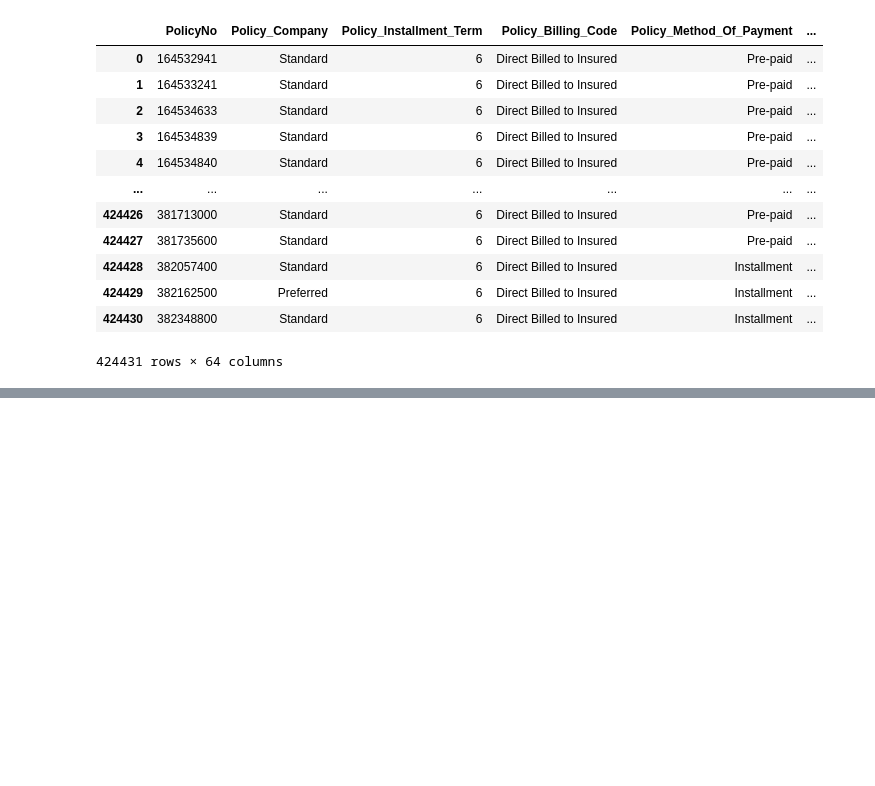
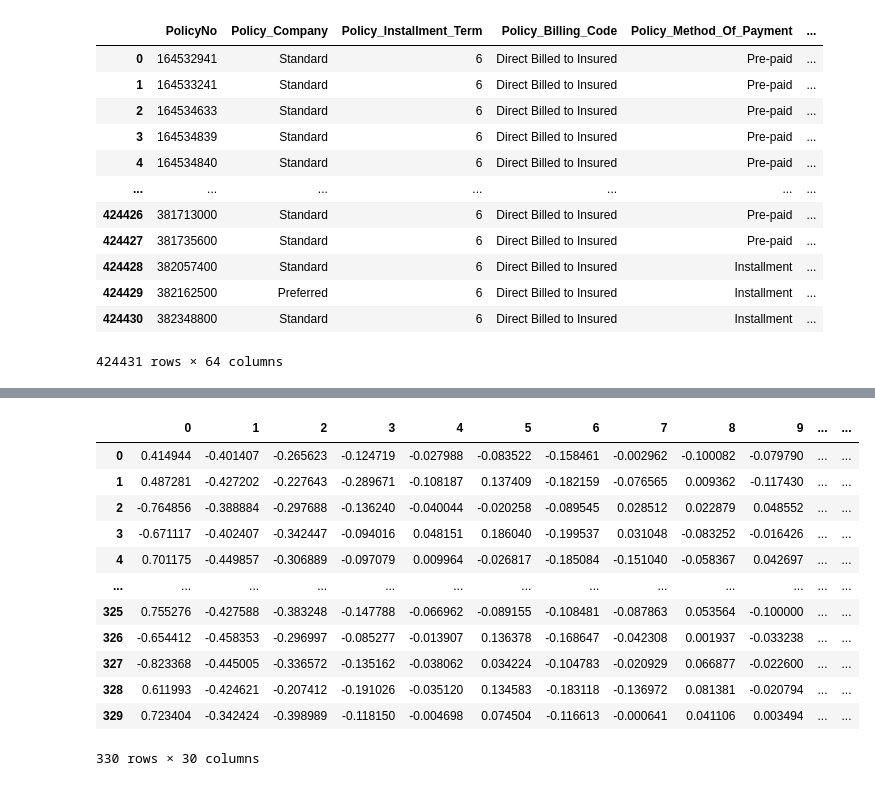
Before and after one commit to Rishant96/Big-Data-Final-Project, a Jupyter notebook: Big Data - Auto Insurance.ipynb, the cells around one changed output, grey strips where cells are left out. Saved outputs shown, nothing was run; the diff lists cells and outputs as text; code cells hidden in the pictures; blank space fills up the shorter version.

```diff
--- a/Big Data - Auto Insurance.ipynb
+++ b/Big Data - Auto Insurance.ipynb
@@ -303,0 +373,18 @@ pd.DataFrame(data = pca.transform(t_p))
+# %%
+T = pd.read_csv('testing_portfolios_median.csv')
+T = T.drop(T.columns[0], axis=1)
+T
+# %% [output]
+|  | 0 | 1 | 2 | 3 | 4 | 5 | 6 | 7 | 8 | 9 | ... | ... |
+| 0 | 0.414944 | -0.401407 | -0.265623 | -0.124719 | -0.027988 | -0.083522 | -0.158461 | -0.002962 | -0.100082 | -0.079790 | ... | ... |
+| 1 | 0.487281 | -0.427202 | -0.227643 | -0.289671 | -0.108187 | 0.137409 | -0.182159 | -0.076565 | 0.009362 | -0.117430 | ... | ... |
+| 2 | -0.764856 | -0.388884 | -0.297688 | -0.136240 | -0.040044 | -0.020258 | -0.089545 | 0.028512 | 0.022879 | 0.048552 | ... | ... |
+| 3 | -0.671117 | -0.402407 | -0.342447 | -0.094016 | 0.048151 | 0.186040 | -0.199537 | 0.031048 | -0.083252 | -0.016426 | ... | ... |
+| 4 | 0.701175 | -0.449857 | -0.306889 | -0.097079 | 0.009964 | -0.026817 | -0.185084 | -0.151040 | -0.058367 | 0.042697 | ... | ... |
+| ... | ... | ... | ... | ... | ... | ... | ... | ... | ... | ... | ... | ... |
+| 325 | 0.755276 | -0.427588 | -0.383248 | -0.147788 | -0.066962 | -0.089155 | -0.108481 | -0.087863 | 0.053564 | -0.100000 | ... | ... |
+| 326 | -0.654412 | -0.458353 | -0.296997 | -0.085277 | -0.013907 | 0.136378 | -0.168647 | -0.042308 | 0.001937 | -0.033238 | ... | ... |
+| 327 | -0.823368 | -0.445005 | -0.336572 | -0.135162 | -0.038062 | 0.034224 | -0.104783 | -0.020929 | 0.066877 | -0.022600 | ... | ... |
+| 328 | 0.611993 | -0.424621 | -0.207412 | -0.191026 | -0.035120 | 0.134583 | -0.183118 | -0.136972 | 0.081381 | -0.020794 | ... | ... |
+| 329 | 0.723404 | -0.342424 | -0.398989 | -0.118150 | -0.004698 | 0.074504 | -0.116613 | -0.000641 | 0.041106 | 0.003494 | ... | ... |
+330 rows × 30 columns
```
Also changed, not shown: parts of 37 cells of this notebook, 2 other files.
